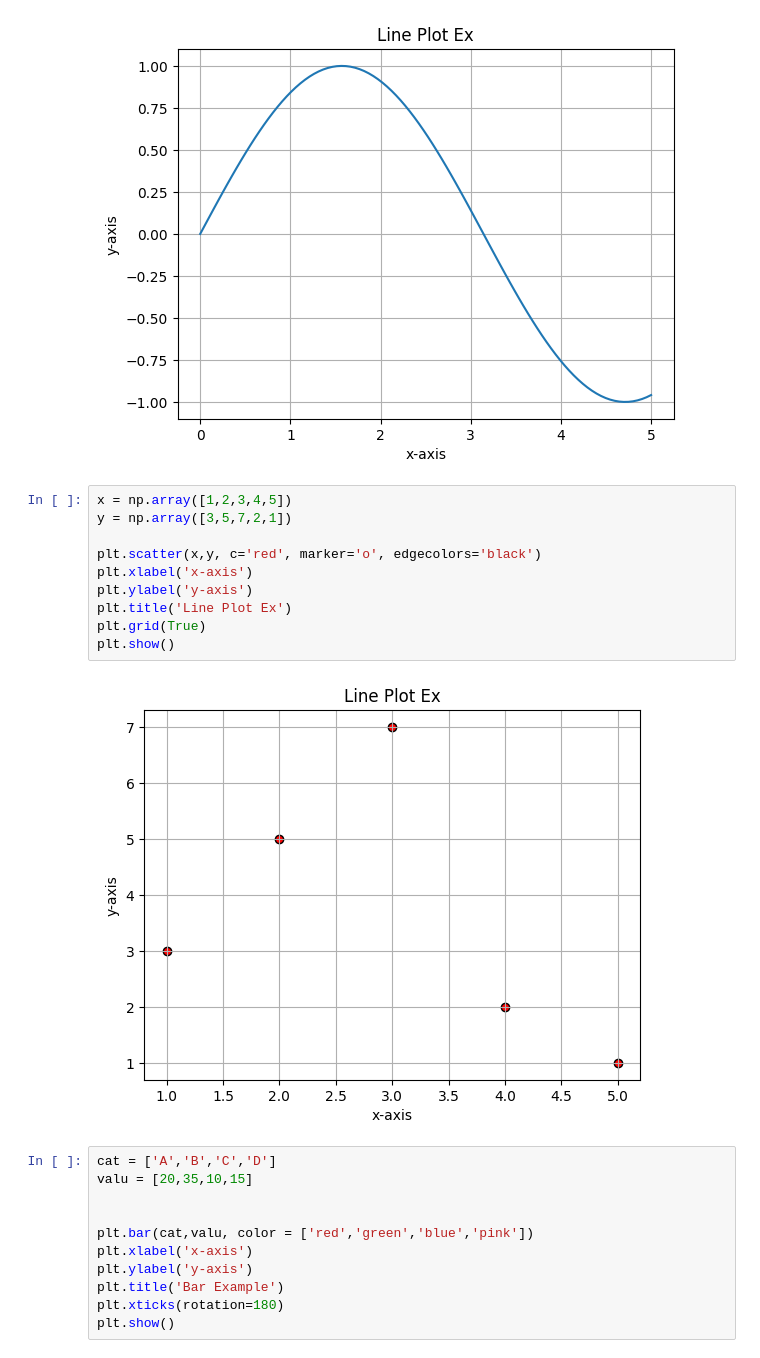
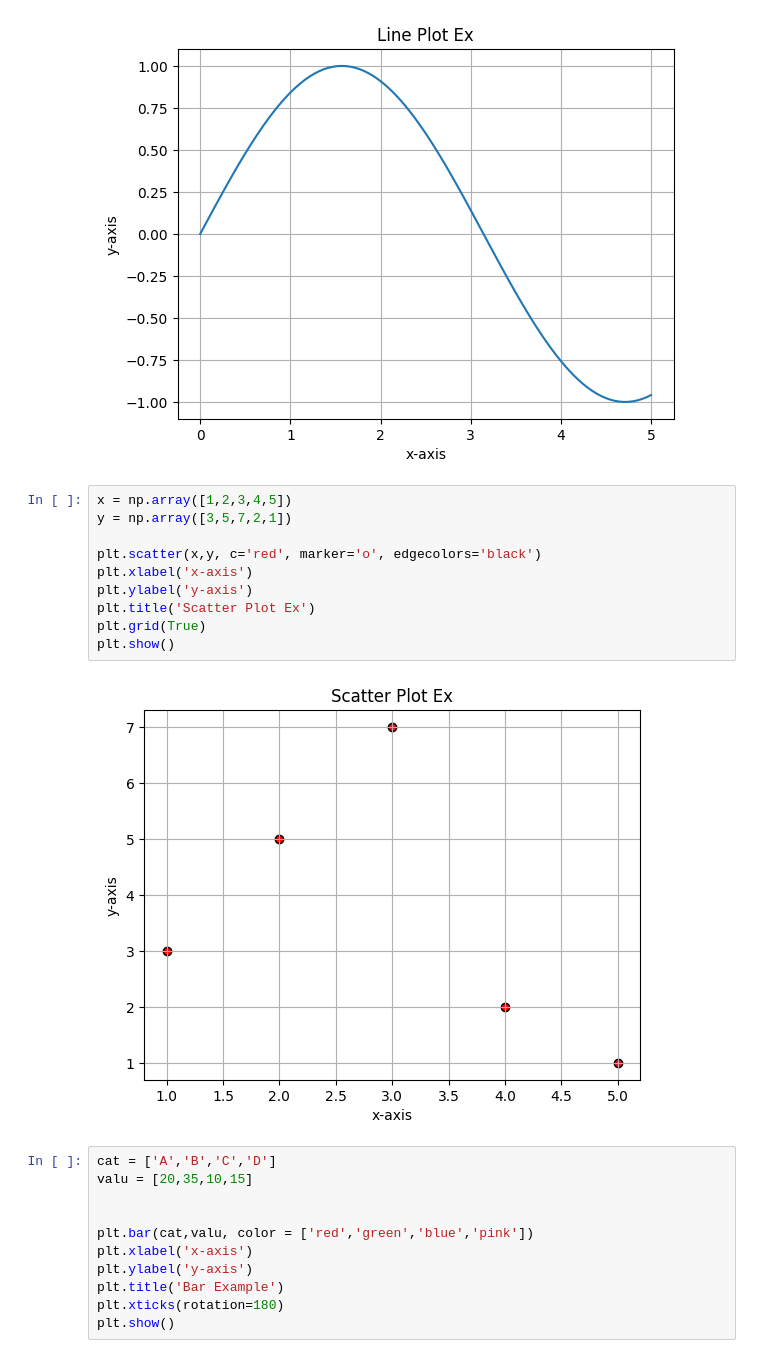
Before and after one commit to NoTanmoyNotFound/Data-Science-Demo, a Jupyter notebook: day-7(DataVisualization).ipynb, the cells around one changed output. Cells and saved outputs as stored; diff of their text form.

```diff
--- a/day-7(DataVisualization).ipynb
+++ b/day-7(DataVisualization).ipynb
@@ -19,15 +21,15 @@ plt.show()
 # %%
 x = np.array([1,2,3,4,5])
 y = np.array([3,5,7,2,1])
 
 plt.scatter(x,y, c='red', marker='o', edgecolors='black')
 plt.xlabel('x-axis')
 plt.ylabel('y-axis')
-plt.title('Line Plot Ex')
+plt.title('Scatter Plot Ex')
 plt.grid(True)
 plt.show()
 # %% [output]
-[figure, old version]
+[figure, new version]
 # %%
 cat = ['A','B','C','D']
 valu = [20,35,10,15]
```
Also changed, not shown: parts of 6 cells of this notebook, 3 other files.
